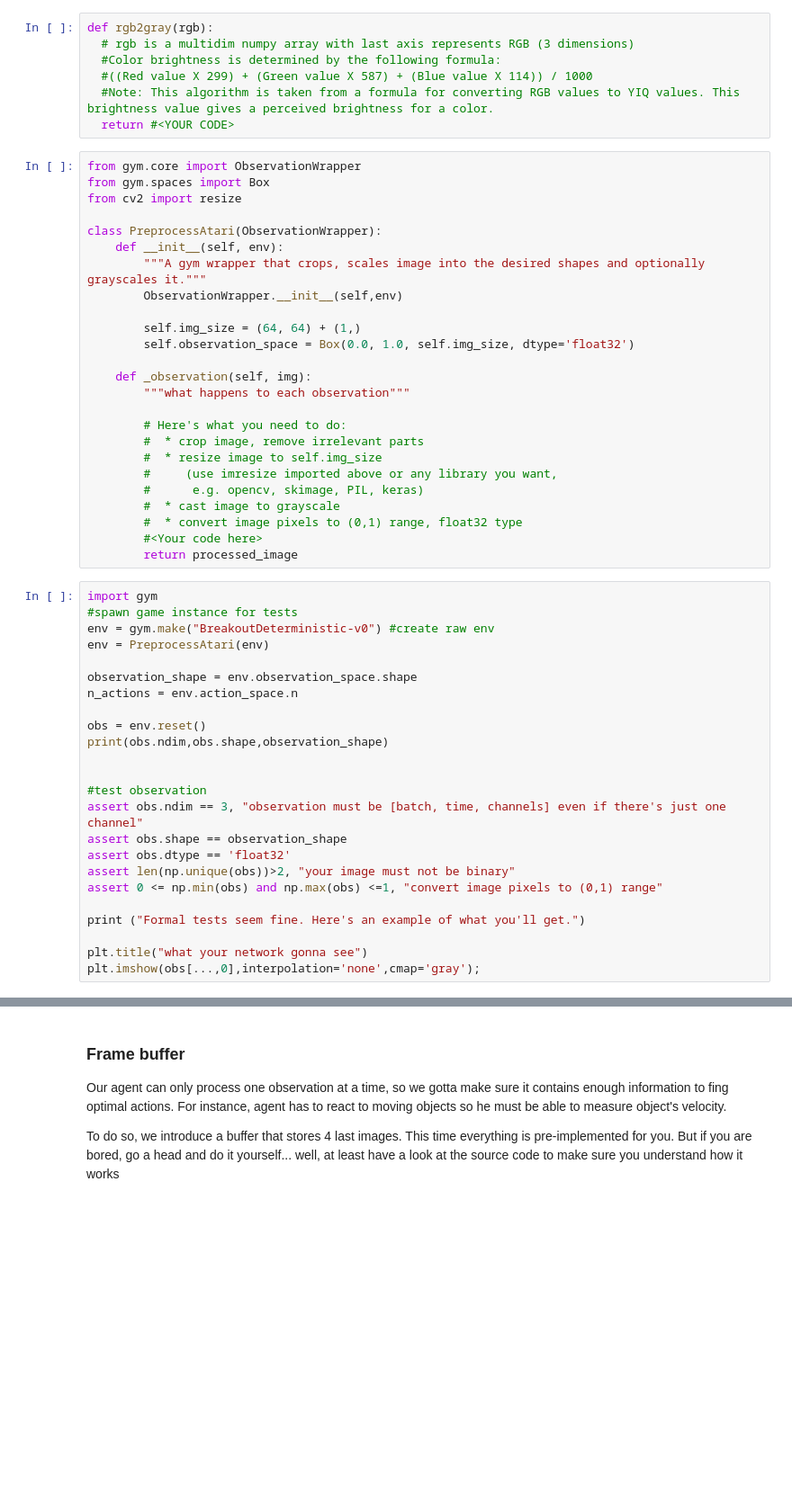
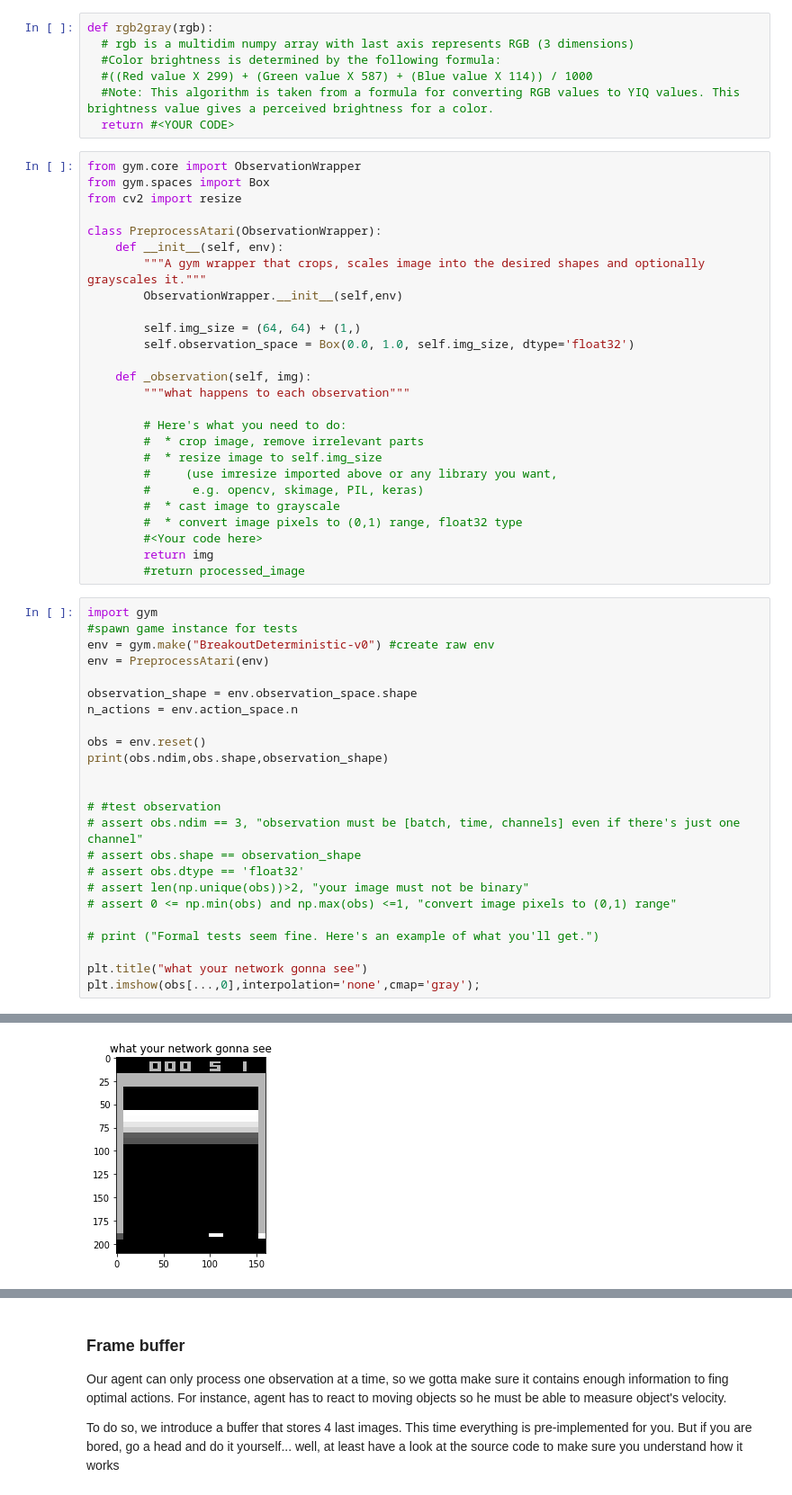
Before and after one commit to gabibu/reinforcementLearning, a Jupyter notebook: dqn_atari.ipynb, the cells around one changed output, grey strips where cells are left out. Shown: that part at 90% size. Saved outputs shown, nothing was run; the diff lists cells and outputs as text; blank space fills up the shorter version.

```diff
--- a/dqn_atari.ipynb
+++ b/dqn_atari.ipynb
@@ -74,7 +74,8 @@ class PreprocessAtari(ObservationWrapper):
         #  * cast image to grayscale
         #  * convert image pixels to (0,1) range, float32 type
         #<Your code here>
-        return processed_image
+        return img
+        #return processed_image
 # %%
 import gym
 #spawn game instance for tests
@@ -88,14 +89,15 @@ obs = env.reset()
 print(obs.ndim,obs.shape,observation_shape)
 
 
-#test observation
-assert obs.ndim == 3, "observation must be [batch, time, channels] even if there's just one channel"
-assert obs.shape == observation_shape
-assert obs.dtype == 'float32'
-assert len(np.unique(obs))>2, "your image must not be binary"
-assert 0 <= np.min(obs) and np.max(obs) <=1, "convert image pixels to (0,1) range"
+# #test observation
+# assert obs.ndim == 3, "observation must be [batch, time, channels] even if there's just one channel"
+# assert obs.shape == observation_shape
+# assert obs.dtype == 'float32'
+# assert len(np.unique(obs))>2, "your image must not be binary"
+# assert 0 <= np.min(obs) and np.max(obs) <=1, "convert image pixels to (0,1) range"
 
-print ("Formal tests seem fine. Here's an example of what you'll get.")
+# print ("Formal tests seem fine. Here's an example of what you'll get.")
 
 plt.title("what your network gonna see")
 plt.imshow(obs[...,0],interpolation='none',cmap='gray');
+# %% [output]
@@ -101,0 +105 @@ plt.imshow(obs[...,0],interpolation='none',cmap='gray');
+[figure, added]
```
Also changed, not shown: parts of 4 cells of this notebook.
